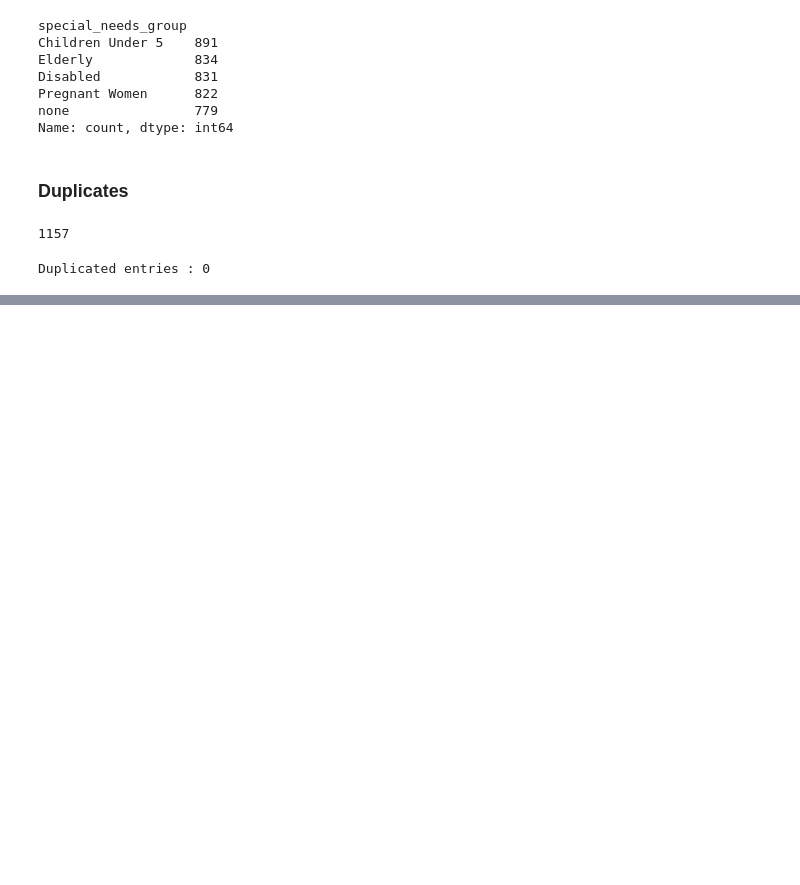
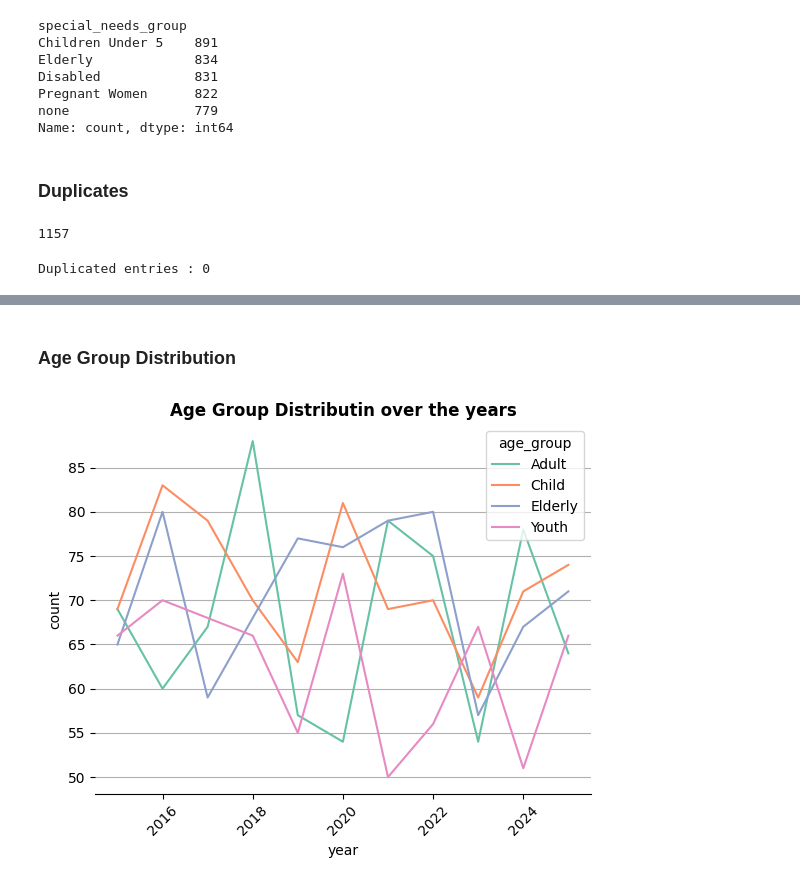
Before and after one commit to lewismwaki/cleanwaterai, a Jupyter notebook: notebooks/06_nlp_model_training.ipynb, the cells around one changed output, grey strips where cells are left out. Cells and saved outputs as stored; diff of their text form; code cells hidden in the pictures; blank space fills up the shorter version.

```diff
--- a/notebooks/06_nlp_model_training.ipynb
+++ b/notebooks/06_nlp_model_training.ipynb
@@ -116,0 +181,15 @@ Duplicated entries : 0
+# %% [markdown]
+### Age Group Distribution
+# %%
+age_by_year = df.groupby(['year', 'age_group']).size().reset_index(name='count')
+
+sns.lineplot(data=age_by_year, x='year', y='count', hue='age_group', palette='Set2')
+plt.title('Age Group Distributin over the years', weight = 'bold')
+plt.gca().spines['left'].set_visible(False)
+plt.grid(axis='y')
+plt.gca().spines['right'].set_visible(False)
+plt.gca().spines['top'].set_visible(False)
+plt.xticks(rotation = 45)
+plt.show()
+# %% [output]
+[figure, added]
```
Also changed, not shown: parts of 9 cells of this notebook.
